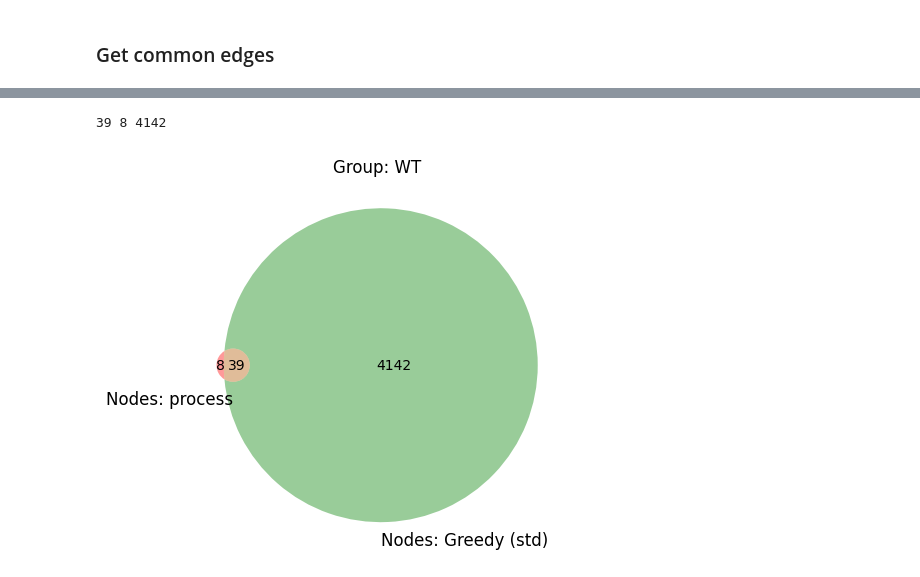
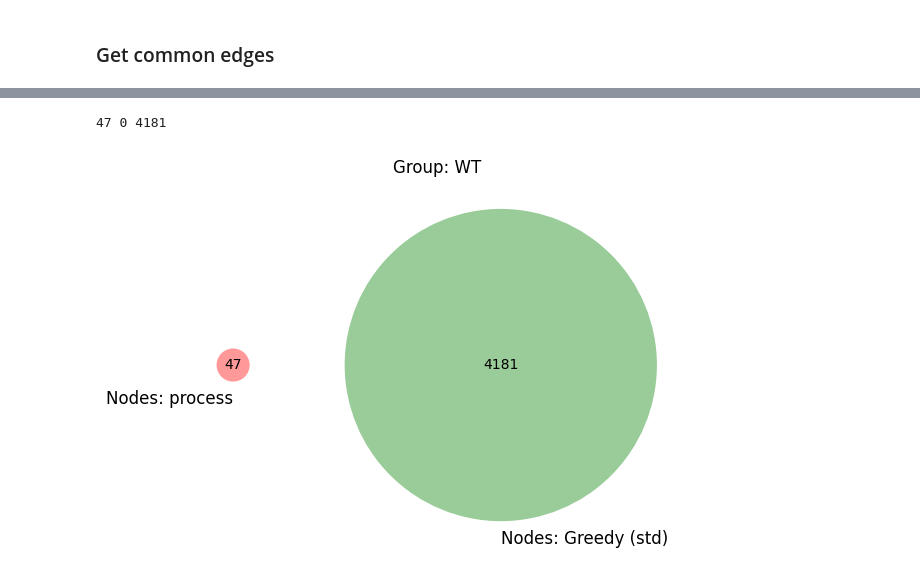
Before and after one commit to win7/GNN_Unsupervised, a Jupyter notebook: comparation-aux.ipynb, the cells around one changed output, grey strips where cells are left out. Saved outputs shown, nothing was run; the diff lists cells and outputs as text; code cells hidden in the pictures.

```diff
--- a/comparation-aux.ipynb
+++ b/comparation-aux.ipynb
@@ -217,9 +197,11 @@ df_edges_filter = pd.read_csv("{}/output_greedy/edges_filter/greedy_{}_edge-filt
 
 G11 = nx.from_pandas_edgelist(df_edges_filter, "source", "target", edge_attr=["weight"])
 graph_detail(G11)
+nodes_std = set(list(G11.nodes()))
 
-nodes_std = set(list(G11.nodes()))
-print(nodes_std)
+G11_ = nx.read_gexf("{}/output_greedy/graphs_filter/greedy_{}_graph-filter-std.gexf".format(dir, group[0]))
+print(G11_.number_of_nodes(), G11_.number_of_edges())
+nodes_std_ = set(list(G11_.nodes()))
 # %% [output]
 Num. nodes: 4181
 Num. edges: 131540
@@ -274,7 +263,7 @@ time: 43.8 ms (started: 2023-05-29 11:46:27 -05:00)
 # %%
 def ope_set(s1, s2):
-    a = s1 & s2
-    b = s1 - s2
+    a = s1 - s2
+    b = s1 & s2
     c = s2 - s1
     return a, b, c
 # %% [output]
@@ -301,9 +290,9 @@ time: 93.9 ms (started: 2023-05-29 11:46:43 -05:00)
 # %%
-a, b, c = ope_set(common_nodes, nodes_std)
+a, b, c = ope_set(common_nodes, nodes_std_)
 print(len(a),len(b), len(c))
-venn2(subsets = (len(b), len(c), len(a)), set_labels=("Nodes: process", "Nodes: Greedy (std)"))
+venn2(subsets=(len(a), len(c), len(b)), set_labels=("Nodes: process", "Nodes: Greedy (std)"))
 plt.title("Group: {}".format(group[0]))
 plt.show()
 # %% [output]
-39 8 4142
+47 0 4181
-[figure, old version]
+[figure, new version]
```
Also changed, not shown: parts of 18 cells of this notebook, 6 other files.
